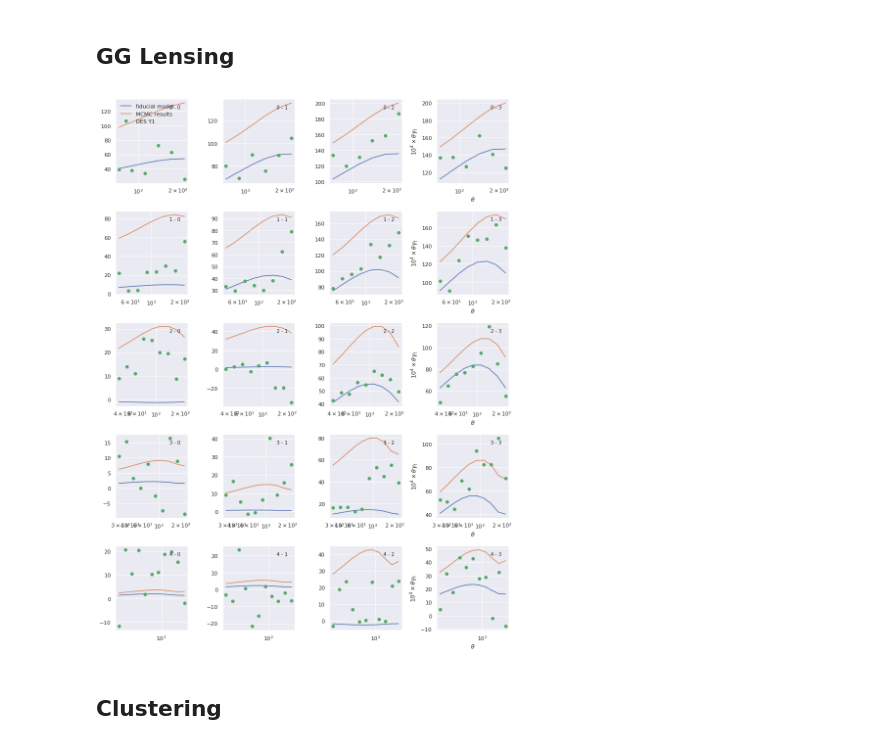
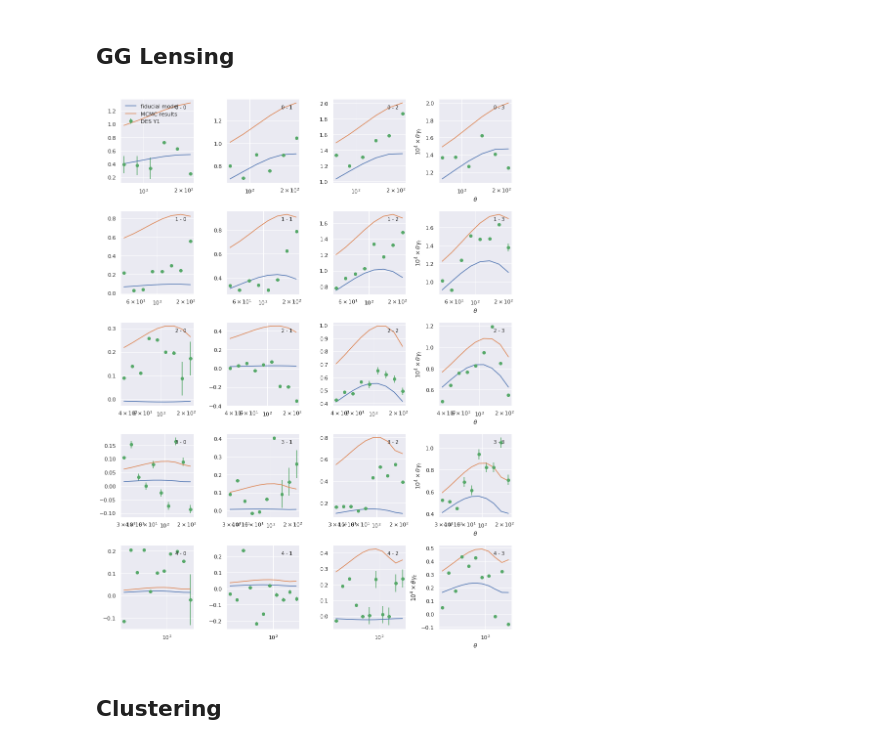
Before and after one commit to LSSTDESC/txpipe-reanalysis, a Jupyter notebook: notebooks/Firecrown 3x2 pt Example.ipynb, the cells around one changed output. Drawn from its saved outputs; the diff is of its cells as text; code cells hidden in the pictures.

```diff
--- a/notebooks/Firecrown 3x2 pt Example.ipynb
+++ b/notebooks/Firecrown 3x2 pt Example.ipynb
@@ -63,3 +63,6 @@ plt.tight_layout()
 # Input Data Vectors Compared to Firecrown Predictions
 # %% [markdown]
 ## Cosmic Shear
+# %%
+i = 0
+j = 0
@@ -94,23 +113,23 @@ for i in range(n_src):
         # firecrown
         ax.semilogx(
             theta_fid,
-            fac * xip_fid,
+            xip_fid*fac,
             label='fiducial model')
 
         ax.semilogx(
             theta,
-            fac * xip,
+            xip*fac,
             label='MCMC results')
 
         # des
-        theta, xip = des_data.get_theta_xi(
+        theta, xip, xip_cov = des_data.get_theta_xi(
              'galaxy_shear_xi_plus',
             'src%d' % i,
-            'src%d' % j)
-        ax.semilogx(
+            'src%d' % j,return_cov=True)
+        ax.errorbar(
             theta,
-            fac * xip,
-            'o',
+            xip*fac,
+            fmt='o',yerr= fac*np.sqrt(np.diagonal(xip_cov)),
             label='DES Y1')
 
         if i == 0 and j == 0:
@@ -122,6 +141,7 @@ for i in range(n_src):
             verticalalignment='center',
             transform=ax.transAxes)
 
+        ax.set_xscale('log')
         ax.set_xlabel(r'$\theta$')
         ax.set_ylabel(r'$10^{4}\times\theta\xi_{+}$')
 
@@ -167,15 +187,15 @@ for i in range(n_src):
             label='MCMC results')
 
         # des
-        theta, xim = des_data.get_theta_xi(
+        theta, xim, xim_cov = des_data.get_theta_xi(
             'galaxy_shear_xi_minus',
             'src%d' % i,
-            'src%d' % j)
-        ax.semilogx(
+            'src%d' % j,return_cov=True)
+        ax.errorbar(
             theta,
             fac * xim,
-            'o',
-            label='DES Y1')
+            fmt='o',
+            label='DES Y1',yerr=fac* np.sqrt(np.diagonal(xim_cov)))
 
         if i == 0 and j == 0:
             ax.legend(loc=2, frameon=False)
@@ -186,6 +206,7 @@ for i in range(n_src):
             verticalalignment='center',
             transform=ax.transAxes)
 
+        ax.set_xscale('log')
         ax.set_xlabel(r'$\theta$')
         ax.set_ylabel(r'$10^{4}\times\theta\xi_{-}$')
 
@@ -212,47 +233,47 @@ for lensi in range(n_lens):
             'lens%d' % lensi,
             'src%d' % srcj)
 
-        # this is a factor of 10^4 x theta to take out the dynamic range
-        fac = 1e4 * theta
+        # this is a factor of 10^2 x theta to take out the dynamic range
+        fac = 1e2 * theta
 
         # firecrown
 
         ax.semilogx(
             theta_fid,
             fac * xi_fid,
             label='fiducial model')
 
         ax.semilogx(
             theta,
             fac * xi,
             label='MCMC results')
 
-        theta, xi = des_data.get_theta_xi(
+        theta, xi, xi_cov = des_data.get_theta_xi(
             'galaxy_shearDensity_xi_t',
             'lens%d' % lensi,
-            'src%d' % srcj)
+            'src%d' % srcj,return_cov=True)
 
-        ax.semilogx(
+        ax.errorbar(
             theta,
             fac * xi,
-            'o',
-            label='DES Y1')
+            fmt='o',
+            label='DES Y1',yerr=fac*np.sqrt(np.diagonal(xi_cov)))
 
         if lensi == 0 and srcj == 0:
             ax.legend(loc=2, frameon=False)
 
         ax.text(
             0.9, 0.9, '%d - %d' % (lensi, srcj),
             horizontalalignment='right',
             verticalalignment='center',
             transform=ax.transAxes)
-
+    ax.set_xscale('log')
     ax.set_xlabel(r'$\theta$')
     ax.set_ylabel(r'$10^{4}\times\theta\gamma_{t}$')
 
 plt.tight_layout()
 # %% [output]
-[figure, old version]
+[figure, new version]
 # %% [markdown]
 ## Clustering
 # %%
```
Also changed, not shown: parts of 6 cells of this notebook.
